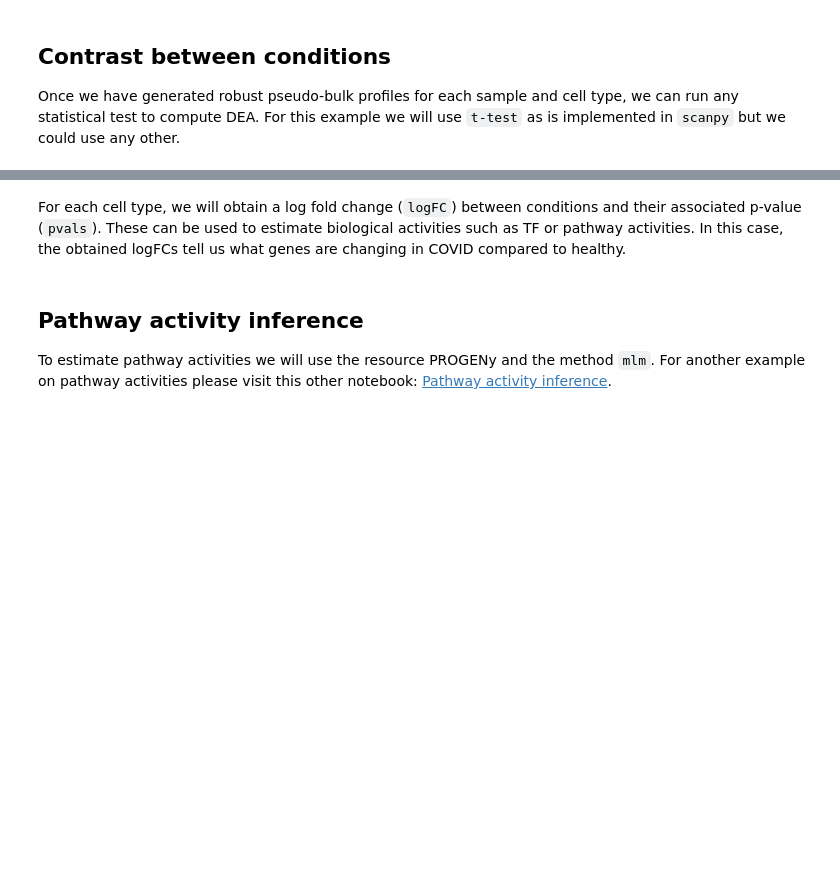
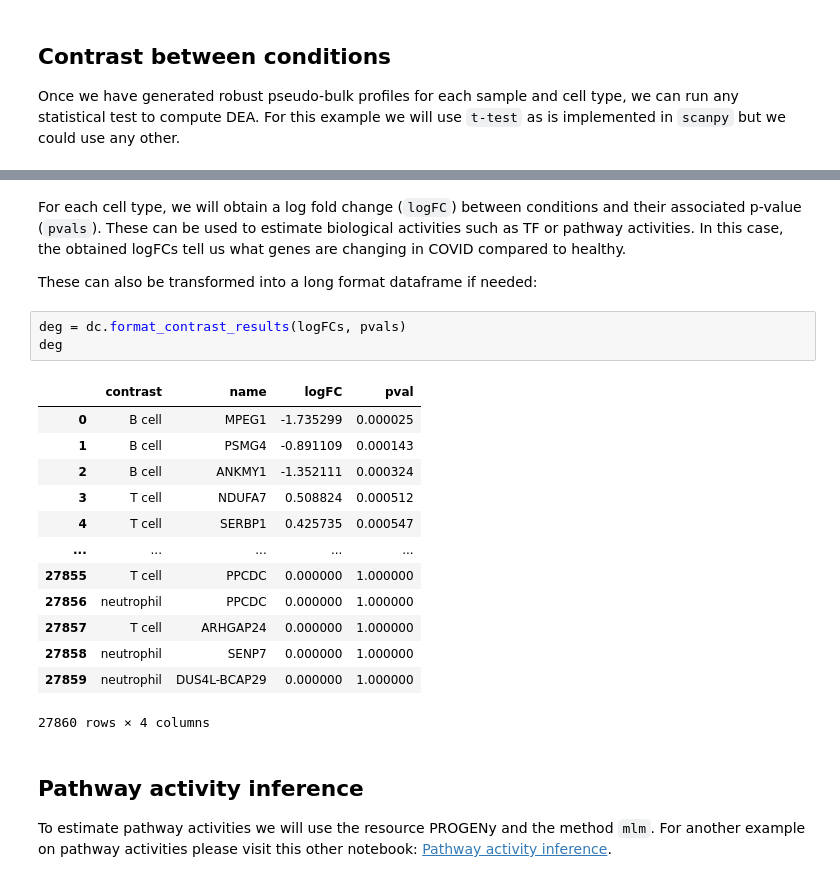
Before and after one commit to saezlab/decoupler-py, a Jupyter notebook: docs/source/notebooks/pseudobulk.ipynb, the cells around one changed output, grey strips where cells are left out. Cells and saved outputs as stored; diff of their text form; blank space fills up the shorter version.

Commit message:
Added util functions get_top_targets and format_contrast_results

```diff
--- a/docs/source/notebooks/pseudobulk.ipynb
+++ b/docs/source/notebooks/pseudobulk.ipynb
@@ -164,6 +164,25 @@ logFCs
 # %% [markdown]
 For each cell type, we will obtain a log fold change (`logFC`) between conditions and their associated p-value (`pvals`).
 These can be used to estimate biological activities such as TF or pathway activities. In this case, the obtained logFCs tell us what genes are changing in COVID compared to healthy.
+
+These can also be transformed into a long format dataframe if needed:
+# %%
+deg = dc.format_contrast_results(logFCs, pvals)
+deg
+# %% [output]
+|  | contrast | name | logFC | pval |
+| 0 | B cell | MPEG1 | -1.735299 | 0.000025 |
+| 1 | B cell | PSMG4 | -0.891109 | 0.000143 |
+| 2 | B cell | ANKMY1 | -1.352111 | 0.000324 |
+| 3 | T cell | NDUFA7 | 0.508824 | 0.000512 |
+| 4 | T cell | SERBP1 | 0.425735 | 0.000547 |
+| ... | ... | ... | ... | ... |
+| 27855 | T cell | PPCDC | 0.000000 | 1.000000 |
+| 27856 | neutrophil | PPCDC | 0.000000 | 1.000000 |
+| 27857 | T cell | ARHGAP24 | 0.000000 | 1.000000 |
+| 27858 | neutrophil | SENP7 | 0.000000 | 1.000000 |
+| 27859 | neutrophil | DUS4L-BCAP29 | 0.000000 | 1.000000 |
+27860 rows × 4 columns
 # %% [markdown]
 ## Pathway activity inference
 To estimate pathway activities we will use the resource PROGENy and the method `mlm`. For another example on pathway activities please visit this other notebook: [Pathway activity inference](https://decoupler-py.readthedocs.io/en/latest/notebooks/progeny.html).
```
Also changed, not shown: parts of 16 cells of this notebook, 4 other files.
